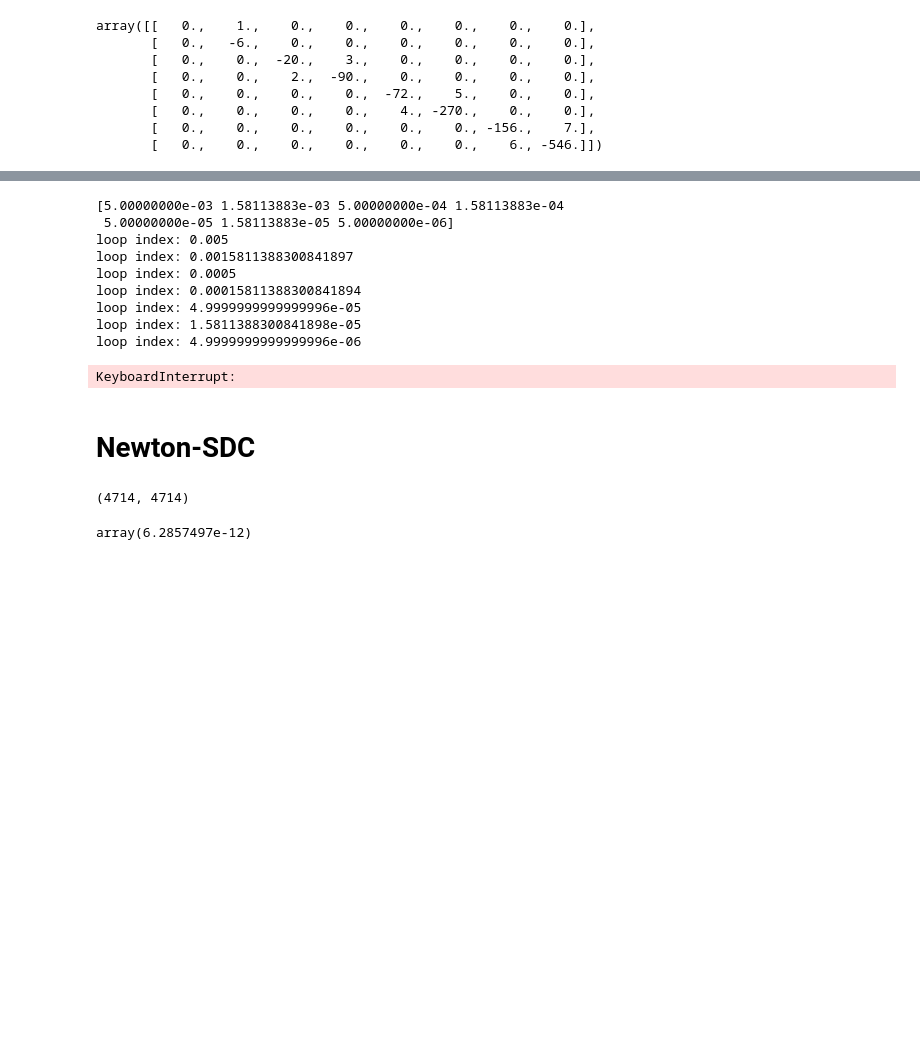
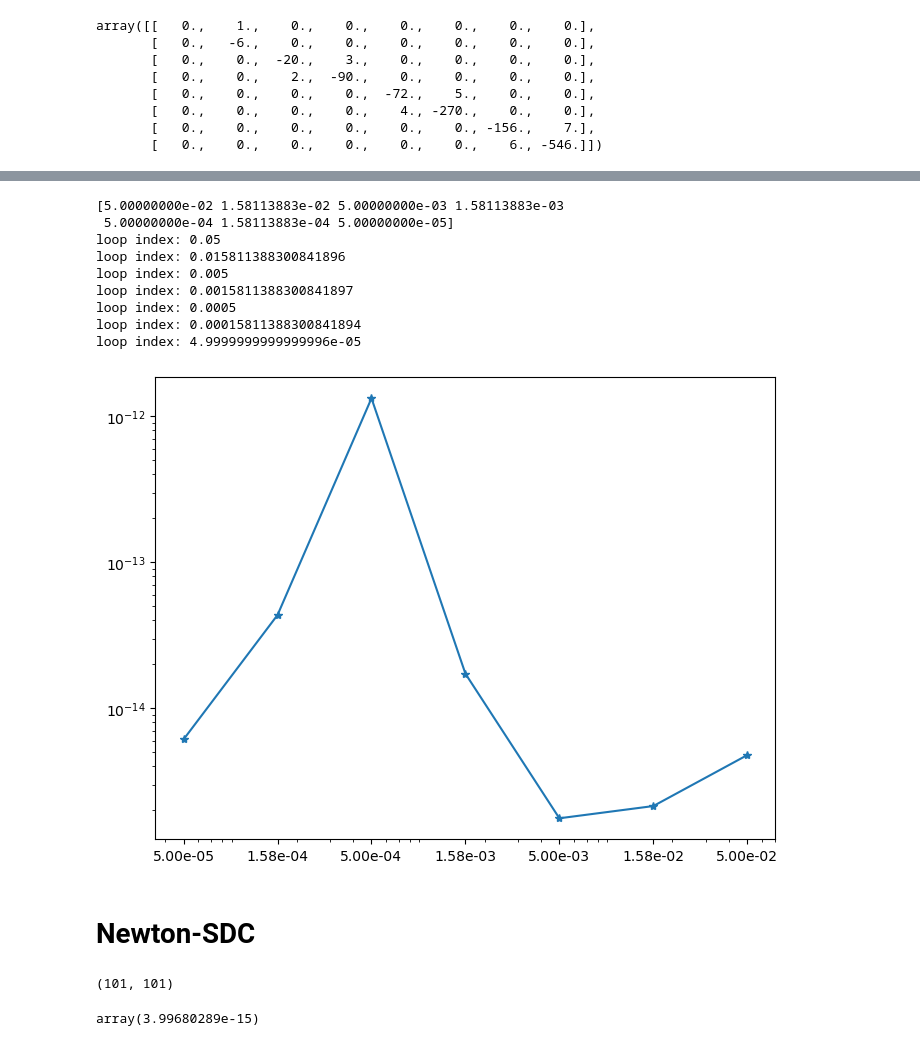
Before and after one commit to aventurierblue/sdc, a Jupyter notebook: aizinger-cupy.ipynb, the cells around one changed output, grey strips where cells are left out. Cells and saved outputs as stored; diff of their text form; code cells hidden in the pictures; blank space fills up the shorter version.

```diff
--- a/aizinger-cupy.ipynb
+++ b/aizinger-cupy.ipynb
@@ -54,7 +54,7 @@ array([[   0.,    1.,    0.,    0.,    0.,    0.,    0.,    0.],
        [   0.,    0.,    0.,    0.,    0.,    0.,    6., -546.]])
 # %%
 def nonlinear_sdc_auzinger(dt = 0.0005, num_nodes = 4, nvars = (64, 64), nu = 2, eps=0.04,
-                  abs_tol = 1E-12, rel_tol = 1E-12, k_max = 10_000, n_max = 10_000):
+                  inner_abs_tol = 1E-12, outer_abs_tol = 1E-12, rel_tol = 1E-12, k_max = 10_000, n_max = 10_000):
     # instantiate problem
     prob = auzinger()
 
@@ -95,7 +95,7 @@ def nonlinear_sdc_auzinger(dt = 0.0005, num_nodes = 4, nvars = (64, 64), nu = 2,
     conv_buffer[0] = 1
     u_buffer[0, :] = u0
 
-    count = counter()
+    #count = counter()
     for index, timepoint in enumerate(timepoints[:-1]):
         k = 0
         #print(timepoint)
@@ -107,7 +107,7 @@ def nonlinear_sdc_auzinger(dt = 0.0005, num_nodes = 4, nvars = (64, 64), nu = 2,
 
             resnorm = cp.linalg.norm(u0_coll - (uk - dt * sp.kron(Q, sp.eye(nvars)).dot(fk)), cp.inf)
             #print('SDC:', k, ksum, resnorm)
-            if resnorm < abs_tol and resnorm/cp.linalg.norm(u0_coll, cp.inf) < rel_tol:
+            if resnorm < outer_abs_tol and resnorm/cp.linalg.norm(u0_coll, cp.inf) < rel_tol:
                 conv_buffer[index+1] = 1 # this iteration converged
                 break
 
@@ -127,7 +127,7 @@ def nonlinear_sdc_auzinger(dt = 0.0005, num_nodes = 4, nvars = (64, 64), nu = 2,
                 #print('  Newton:', n, res_newton)
                 n += 1
                 nsum += 1
-                if res_newton < abs_tol and rel_err < rel_tol * cp.linalg.norm(vn, cp.inf):
+                if res_newton < inner_abs_tol and rel_err < rel_tol * cp.linalg.norm(vn, cp.inf):
                     break
 
                 # assemble dg
@@ -144,8 +144,9 @@ def nonlinear_sdc_auzinger(dt = 0.0005, num_nodes = 4, nvars = (64, 64), nu = 2,
                 dg = -sp.eye(nvars * coll.num_nodes) + dt * sp.kron(QDmat, sp.eye(nvars)) @ sp.diags([upper, diag, lower], offsets=[1, 0, -1])
 
                 # Newton
-                vn -= sp.linalg.spsolve(dg, g)
-                #vn -= gmres(dg, g, x0=cp.zeros_like(vn), maxiter=1000, atol=abs_tol, callback=count, callback_type='pr_norm')[0]
+                #vn -= sp.linalg.spsolve(dg, g)
+                vn -= gmres(dg, g, x0=cp.zeros_like(vn), maxiter=1000, atol=inner_abs_tol)[0]
+
 
             uk = vn.copy()
 
@@ -158,7 +159,7 @@ def nonlinear_sdc_auzinger(dt = 0.0005, num_nodes = 4, nvars = (64, 64), nu = 2,
     return u_buffer, timepoints, prob, ksum, nsum, conv_buffer
 # %%
 %%time
-u1, t1, prob, ksum, nsum, conv_buffer = nonlinear_sdc_auzinger(dt=5E-6, num_nodes = 4, abs_tol=1E-14)
+u1, t1, prob, ksum, nsum, conv_buffer = nonlinear_sdc_auzinger(dt=5E-3, num_nodes = 4, outer_abs_tol=1E-14, inner_abs_tol=1E-14, n_max=1)
 print((ksum, nsum))
 cp.linalg.norm(u1[-1]-cp.asarray(prob.u_exact(t1[-1]).flatten()), np.inf)
 # %% [output]
@@ -169,26 +184,32 @@ array(1.21694321e-12)
 # %%
-dts = 5*cp.logspace(-3, -6, num=7)
+dts = 5*cp.logspace(-2, -5, num=7)
 print(dts)
 norms_auz = cp.empty(len(dts))
 
 for index, dt in enumerate(dts):
     print("loop index: " + str(dt))
-    u, t, prob, ksum, nsum, conv= nonlinear_sdc_auzinger(dt = float(dt), num_nodes = 4, abs_tol=1E-14)
+    u, t, prob, ksum, nsum, conv= nonlinear_sdc_auzinger(dt = float(dt), num_nodes = 4, outer_abs_tol=1E-14, inner_abs_tol=1E-14)
     u_exact_allen =cp.asarray(prob.u_exact(t[-1]))
     norms_auz[index] = cp.max(cp.abs(u[-1] - u_exact_allen.flatten()))
 # %% [output]
-[5.00000000e-03 1.58113883e-03 5.00000000e-04 1.58113883e-04
- 5.00000000e-05 1.58113883e-05 5.00000000e-06]
+[5.00000000e-02 1.58113883e-02 5.00000000e-03 1.58113883e-03
+ 5.00000000e-04 1.58113883e-04 5.00000000e-05]
+loop index: 0.05
+loop index: 0.015811388300841896
 loop index: 0.005
 loop index: 0.0015811388300841897
 loop index: 0.0005
 loop index: 0.00015811388300841894
 loop index: 4.9999999999999996e-05
-loop index: 1.5811388300841898e-05
-loop index: 4.9999999999999996e-06
-KeyboardInterrupt:
 # %%
-norms_auz
+plt.figure(figsize=(8, 6))
+plt.plot(dts.get(), norms_auz.get(), marker='*')
+plt.xscale('log', base=10)
+plt.yscale('log', base=10)
+plt.xticks(dts.get(), labels=["{:.2e}".format(dt) for dt in dts.get()])
+plt.show()
+# %% [output]
+[figure, added]
 # %% [markdown]
 # Newton-SDC
 # %%
@@ -331,9 +352,9 @@ def nonlinear_auzinger(dt = 0.0005, num_nodes = 4, abs_tol = 1E-12, rel_tol = 1E
 
     return u_buffer, timepoints, prob, ksum, nsum
 # %%
-res_c, time_c, prob_c, ksum, nsum = nonlinear_auzinger(dt=0.0005, num_nodes=4, abs_tol = 1E-12)
+res_c, time_c, prob_c, ksum, nsum = nonlinear_auzinger(dt=5E-3, num_nodes=4, outer_abs_tol = 1E-14, inner_abs_tol=1E-14, k_max=5)
 print((ksum, nsum))
 cp.linalg.norm(res_c[-1]-cp.asarray(prob_c.u_exact(time_c[-1]).flatten()), cp.inf)
 # %% [output]
-(4714, 4714)
+(101, 101)
-array(6.2857497e-12)
+array(3.99680289e-15)
```
Also changed, not shown: parts of 6 cells of this notebook, 6 other files.
